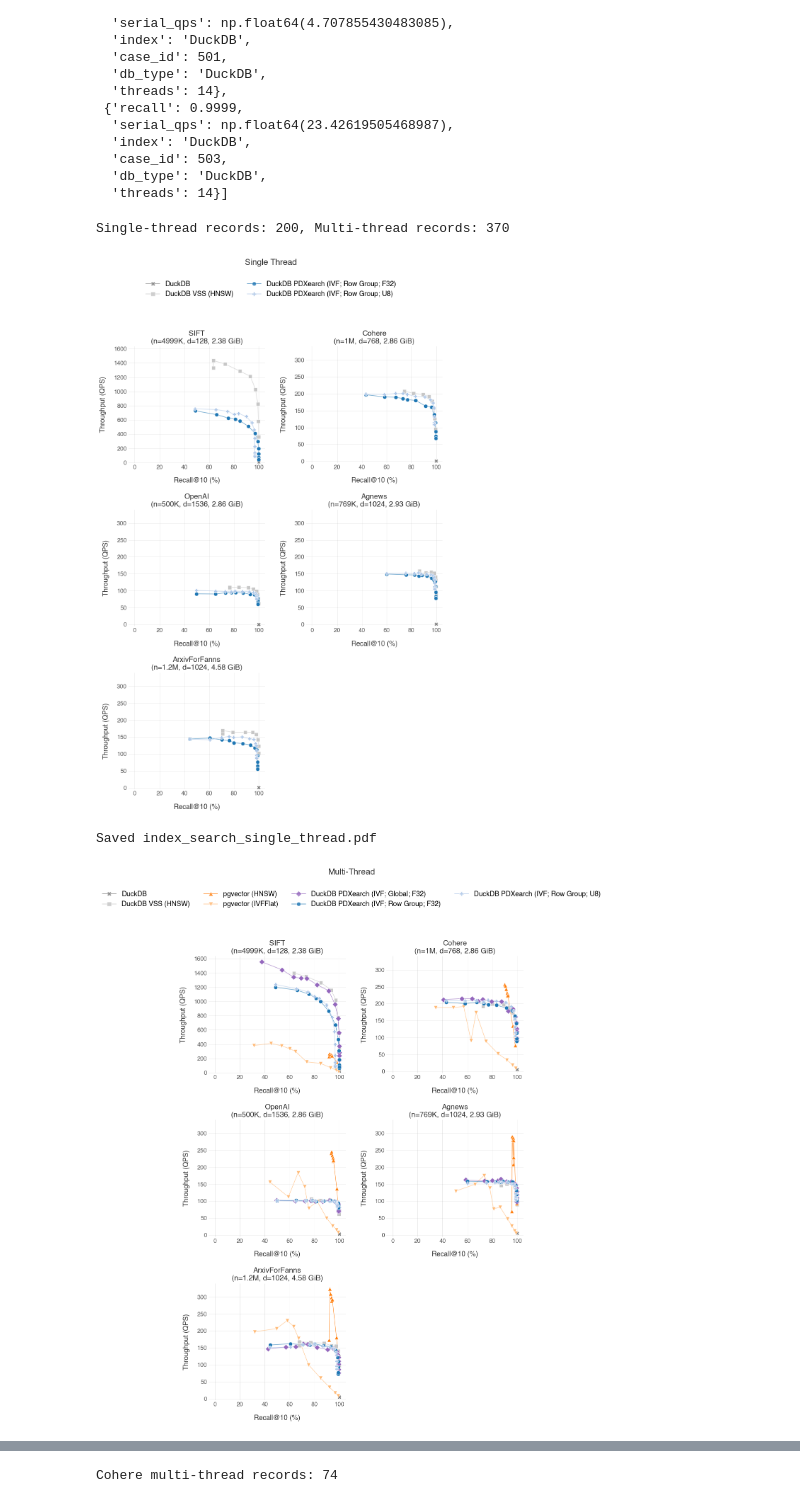
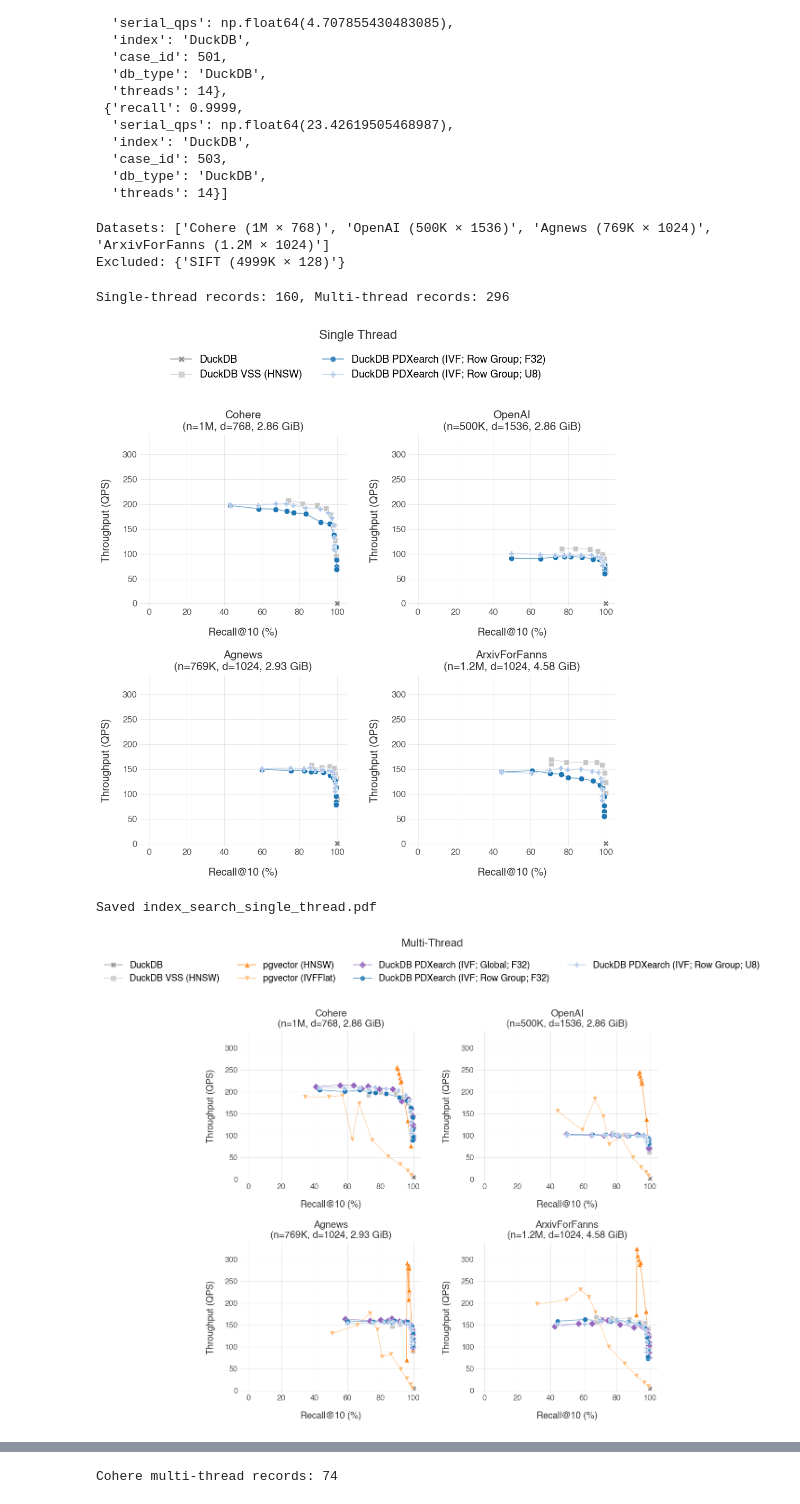
Before and after one commit to Noorts/vss-benchmarks, a Jupyter notebook: analysis/index_search.ipynb, the cells around one changed output, grey strips where cells are left out. Cells and saved outputs as stored; diff of their text form; code cells hidden in the pictures.

```diff
--- a/analysis/index_search.ipynb
+++ b/analysis/index_search.ipynb
@@ -119,11 +119,25 @@ Loaded 570 results from 475 DuckDB files and 95 pgvector files
 # 2. Case ID → human-readable dataset name
 # ---------------------------------------------------------------------------
 
+# Datasets to exclude from all plots. Comment/uncomment to toggle.
+EXCLUDE_DATASETS = set([
+    "SIFT (4999K × 128)",
+])
+
 for r in records:
     r["dataset"] = CASE_NAMES.get(r["case_id"], f"Unknown (case_id={r['case_id']})")
 
 unique_datasets = set(r["dataset"] for r in records)
-datasets = sorted(unique_datasets, key=get_dataset_sort_key)
+datasets = sorted(
+    [ds for ds in unique_datasets if ds not in EXCLUDE_DATASETS],
+    key=get_dataset_sort_key,
+)
+print(f"Datasets: {datasets}")
+if EXCLUDE_DATASETS & unique_datasets:
+    print(f"Excluded: {EXCLUDE_DATASETS & unique_datasets}")
+# %% [output]
+Datasets: ['Cohere (1M × 768)', 'OpenAI (500K × 1536)', 'Agnews (769K × 1024)', 'ArxivForFanns (1.2M × 1024)']
+Excluded: {'SIFT (4999K × 128)'}
 # %%
 # ---------------------------------------------------------------------------
 # 3. Scatter plot: Recall vs QPS, one subplot per dataset
@@ -135,6 +149,9 @@ from matplotlib.ticker import MaxNLocator
 from matplotlib.lines import Line2D
 
 apply_style()
+
+# Filter records to only include active (non-excluded) datasets
+active_records = [r for r in records if r["dataset"] in set(datasets)]
 
 
 def compute_shared_ylims(all_records, datasets):
@@ -161,7 +178,7 @@ def compute_shared_ylims(all_records, datasets):
     return ylims
 
 
-shared_ylims = compute_shared_ylims(records, datasets)
+shared_ylims = compute_shared_ylims(active_records, datasets)
 
 
 def plot_recall_vs_qps(subset_records, datasets, filename, suptitle=None, ylims=None):
@@ -233,39 +250,39 @@ def plot_recall_vs_qps(subset_records, datasets, filename, suptitle=None, ylims=
 
     legend_handles = []
     for index_type in all_index_types:
         color = index_colors.get(index_type, "#808080")
         marker = index_markers.get(index_type, "o")
         legend_handles.append(Line2D([0], [0], color=color, marker=marker, linestyle='-',
                                       markersize=8, markeredgecolor='white', markeredgewidth=0.5,
                                       linewidth=1.2, alpha=0.8, label=index_type))
 
     fig.legend(handles=legend_handles, loc="upper center", ncol=math.ceil(len(all_index_types) / 2),
                frameon=False, fontsize=LABEL_FONTSIZE, bbox_to_anchor=(0.5, 1.02))
 
     if suptitle:
         fig.suptitle(suptitle, fontsize=TITLE_FONTSIZE + 2, color=FONT_COLOR, y=1.05)
 
     fig.tight_layout(rect=[0, 0, 1, 0.95])
     fig.subplots_adjust(wspace=0.30, hspace=0.40)
     plt.savefig(filename, dpi=PLOT_DPI, bbox_inches='tight')
     plt.show()
     print(f"Saved {filename}")
 
 
-records_single = [r for r in records if r["threads"] == 1]
-records_multi = [r for r in records if r["threads"] > 1]
+records_single = [r for r in active_records if r["threads"] == 1]
+records_multi = [r for r in active_records if r["threads"] > 1]
 
 print(f"Single-thread records: {len(records_single)}, Multi-thread records: {len(records_multi)}")
 
 plot_recall_vs_qps(records_single, datasets, "index_search_single_thread.pdf",
                    suptitle="Single Thread", ylims=shared_ylims)
 plot_recall_vs_qps(records_multi, datasets, "index_search_multi_thread.pdf",
                    suptitle="Multi-Thread", ylims=shared_ylims)
 # %% [output]
-Single-thread records: 200, Multi-thread records: 370
+Single-thread records: 160, Multi-thread records: 296
-[figure, old version]
+[figure, new version]
 Saved index_search_single_thread.pdf
-[figure, old version]
+[figure, new version]
 Saved index_search_multi_thread.pdf
 # %%
 # ---------------------------------------------------------------------------
```
Also changed, not shown: parts of 1 cell of this notebook, 5 other files.
